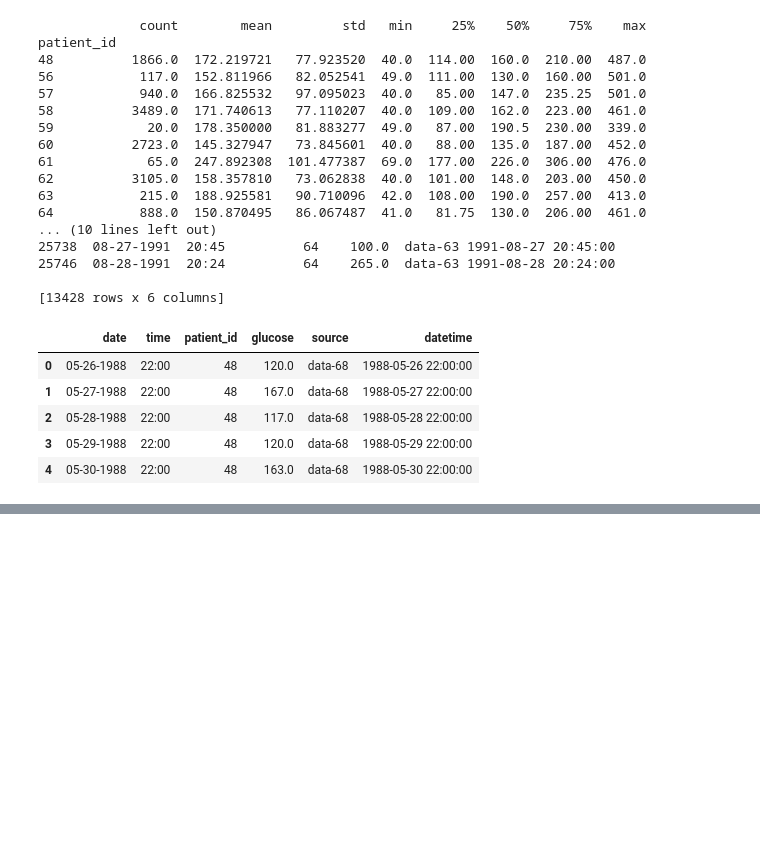
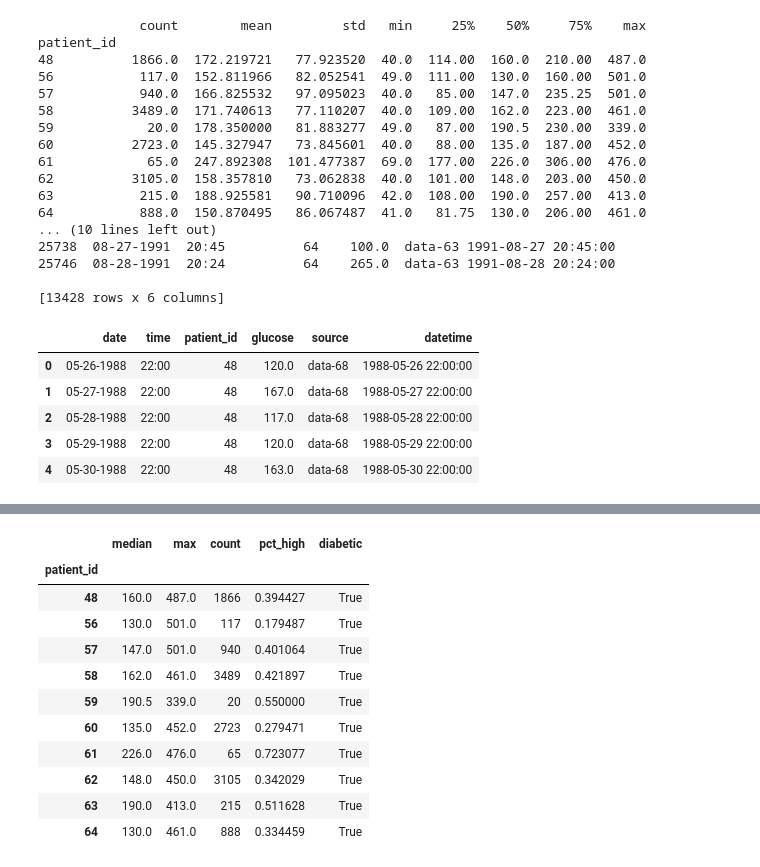
Before and after one commit to John-dotcom-cyber/glycemic-forecasting-study, a Jupyter notebook: preprocessing_data.ipynb, the cells around one changed output, grey strips where cells are left out. Drawn from its saved outputs; the diff is of its cells as text; code cells hidden in the pictures; blank space fills up the shorter version.

```diff
--- a/preprocessing_data.ipynb
+++ b/preprocessing_data.ipynb
@@ -198,0 +250,29 @@ print(df_clean["patient_id"].unique())
+# %%
+#  Statistiques de base
+stats = df_clean.groupby("patient_id")["glucose"].agg(["median", "max", "count"])
+
+# Pourcentage d'hyperglycémies > 180 mg/dL
+high_counts = df_clean[df_clean["glucose"] > 180].groupby("patient_id")["glucose"].count()
+stats["pct_high"] = high_counts / stats["count"]
+
+# Création du label diabetic
+stats["diabetic"] = (
+    (stats["max"] > 200) |
+    (stats["median"] > 140) |
+    (stats["pct_high"] > 0.30)
+)
+
+stats
+# %% [output]
+|  | median | max | count | pct_high | diabetic |
+| patient_id |  |  |  |  |  |
+| 48 | 160.0 | 487.0 | 1866 | 0.394427 | True |
+| 56 | 130.0 | 501.0 | 117 | 0.179487 | True |
+| 57 | 147.0 | 501.0 | 940 | 0.401064 | True |
+| 58 | 162.0 | 461.0 | 3489 | 0.421897 | True |
+| 59 | 190.5 | 339.0 | 20 | 0.550000 | True |
+| 60 | 135.0 | 452.0 | 2723 | 0.279471 | True |
+| 61 | 226.0 | 476.0 | 65 | 0.723077 | True |
+| 62 | 148.0 | 450.0 | 3105 | 0.342029 | True |
+| 63 | 190.0 | 413.0 | 215 | 0.511628 | True |
+| 64 | 130.0 | 461.0 | 888 | 0.334459 | True |
```
Also changed, not shown: parts of 5 cells of this notebook, 5 other files.
